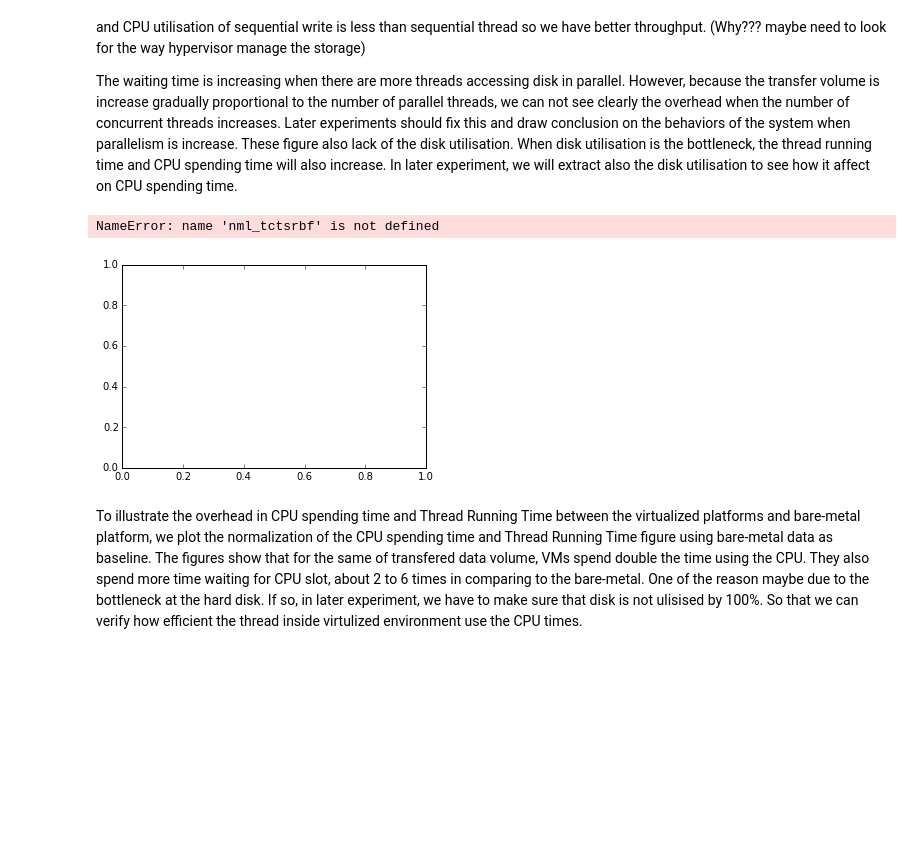
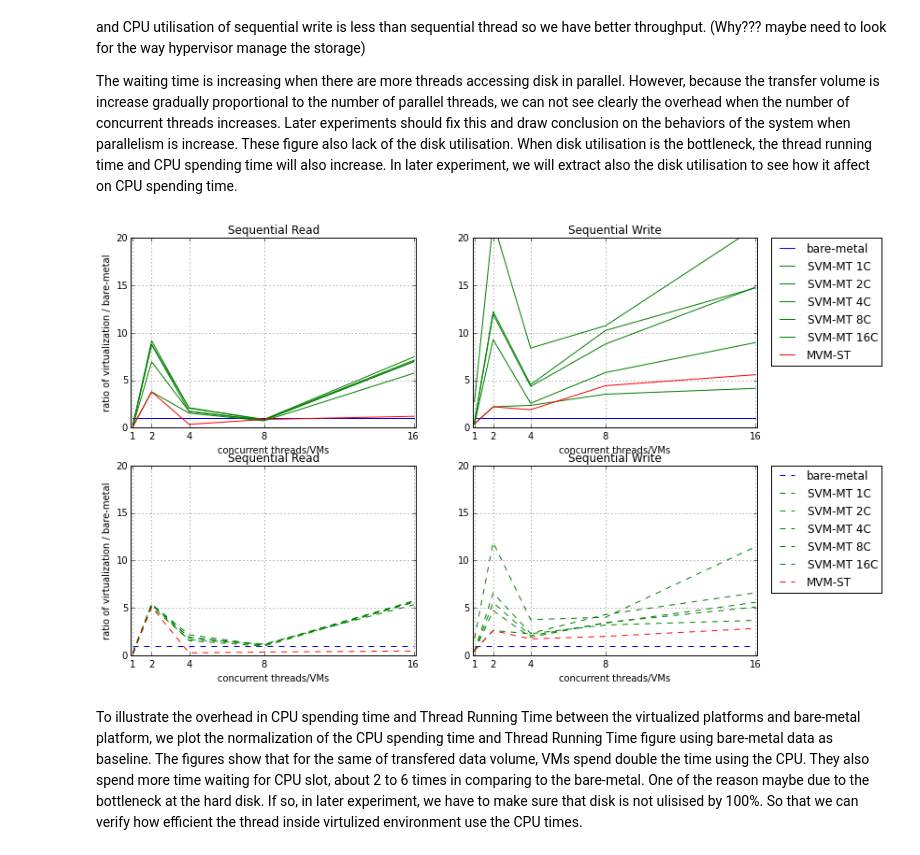
Before and after one commit to hasonhai/io_measurements, a Jupyter notebook: notebook/DA16procs.ipynb, the cells around one changed output. Cells and saved outputs as stored; diff of their text form; code cells hidden in the pictures; blank space fills up the shorter version.

Commit message:
add data of bare-metal, intergrate new data to notebook but not yet comment on the figure, exporting html file for people have no ipython

```diff
--- a/notebook/DA16procs.ipynb
+++ b/notebook/DA16procs.ipynb
@@ -620,7 +620,7 @@ plt.plot(x_axis, nml_tctsrsvm4c, color="green")
 plt.plot(x_axis, nml_tctsrsvm8c, color="green")
 plt.plot(x_axis, nml_tctsrsvm16c, color="green")
 plt.plot(x_axis, nml_tctsrmvm, color="red")
-plt.axis([0.9, 16.1, 0, 4])
+plt.axis([0.9, 16.1, 0, 20])
 plt.grid(True)
 plt.title('Sequential Read')
 plt.xlabel('concurrent threads/VMs')
@@ -635,7 +635,7 @@ plt.plot(x_axis, nml_tctswsvm4c, color="green", label = 'SVM-MT 4C')
 plt.plot(x_axis, nml_tctswsvm8c, color="green", label = 'SVM-MT 8C')
 plt.plot(x_axis, nml_tctswsvm16c, color="green", label = 'SVM-MT 16C')
 plt.plot(x_axis, nml_tctswmvm, color="red", label = 'MVM-ST')
-plt.axis([0.9, 16.1, 0, 4])
+plt.axis([0.9, 16.1, 0, 20])
 plt.grid(True)
 plt.title('Sequential Write')
 plt.legend(bbox_to_anchor=(1.05, 1), loc=2, borderaxespad=0.)
@@ -647,37 +647,36 @@ plt.subplot(223)
 plt.plot(x_axis, nml_trtsrbf, ls="dashed", color="blue")
 plt.plot(x_axis, nml_trtsrsvm1c, ls="dashed", color="green")
 plt.plot(x_axis, nml_trtsrsvm2c, ls="dashed", color="green")
 plt.plot(x_axis, nml_trtsrsvm4c, ls="dashed", color="green")
 plt.plot(x_axis, nml_trtsrsvm8c, ls="dashed", color="green")
 plt.plot(x_axis, nml_trtsrsvm16c, ls="dashed", color="green")
 plt.plot(x_axis, nml_trtsrmvm, ls="dashed", color="red")
-plt.axis([0.9, 16.1, 0, 10])
+plt.axis([0.9, 16.1, 0, 20])
 plt.grid(True)
 plt.title('Sequential Read')
 plt.xlabel('concurrent threads/VMs')
 plt.ylabel('ratio of virtualization / bare-metal')
 plt.xticks(x_axis)
 
 plt.subplot(224)
 plt.plot(x_axis, nml_trtswbf, ls="dashed", color="blue", label = 'bare-metal')
 plt.plot(x_axis, nml_trtswsvm1c, ls="dashed", color="green", label = 'SVM-MT 1C')
 plt.plot(x_axis, nml_trtswsvm2c, ls="dashed", color="green", label = 'SVM-MT 2C')
 plt.plot(x_axis, nml_trtswsvm4c, ls="dashed", color="green", label = 'SVM-MT 4C')
 plt.plot(x_axis, nml_trtswsvm8c, ls="dashed", color="green", label = 'SVM-MT 8C')
 plt.plot(x_axis, nml_trtswsvm16c, ls="dashed", color="green", label = 'SVM-MT 16C')
 plt.plot(x_axis, nml_trtswmvm, ls="dashed", color="red", label = 'MVM-ST')
-plt.axis([0.9, 16.1, 0, 10])
+plt.axis([0.9, 16.1, 0, 20])
 plt.grid(True)
 plt.title('Sequential Write')
 plt.legend(bbox_to_anchor=(1.05, 1), loc=2, borderaxespad=0.)
 plt.xlabel('concurrent threads/VMs')
 #plt.ylabel('ratio of virtualization / bare-metal')
 plt.xticks(x_axis)
 
 plt.savefig('nml_CPUutilisation16procs.pdf')
 # %% [output]
-NameError: name 'nml_tctsrbf' is not defined
-[figure, old version]
+[figure, new version]
 # %% [markdown]
 To illustrate the overhead in CPU spending time and Thread Running Time between the virtualized platforms and bare-metal platform, we plot the normalization of the CPU spending time and Thread Running Time figure using bare-metal data as baseline. The figures show that for the same of transfered data volume, VMs spend double the time using the CPU. They also spend more time waiting for CPU slot, about 2 to 6 times in comparing to the bare-metal. One of the reason maybe due to the bottleneck at the hard disk. If so, in later experiment, we have to make sure that disk is not ulisised by 100%. So that we can verify how efficient the thread inside virtulized environment use the CPU times.
 # %% [markdown]
```
Also changed, not shown: parts of 5 cells of this notebook, 12 other files.
